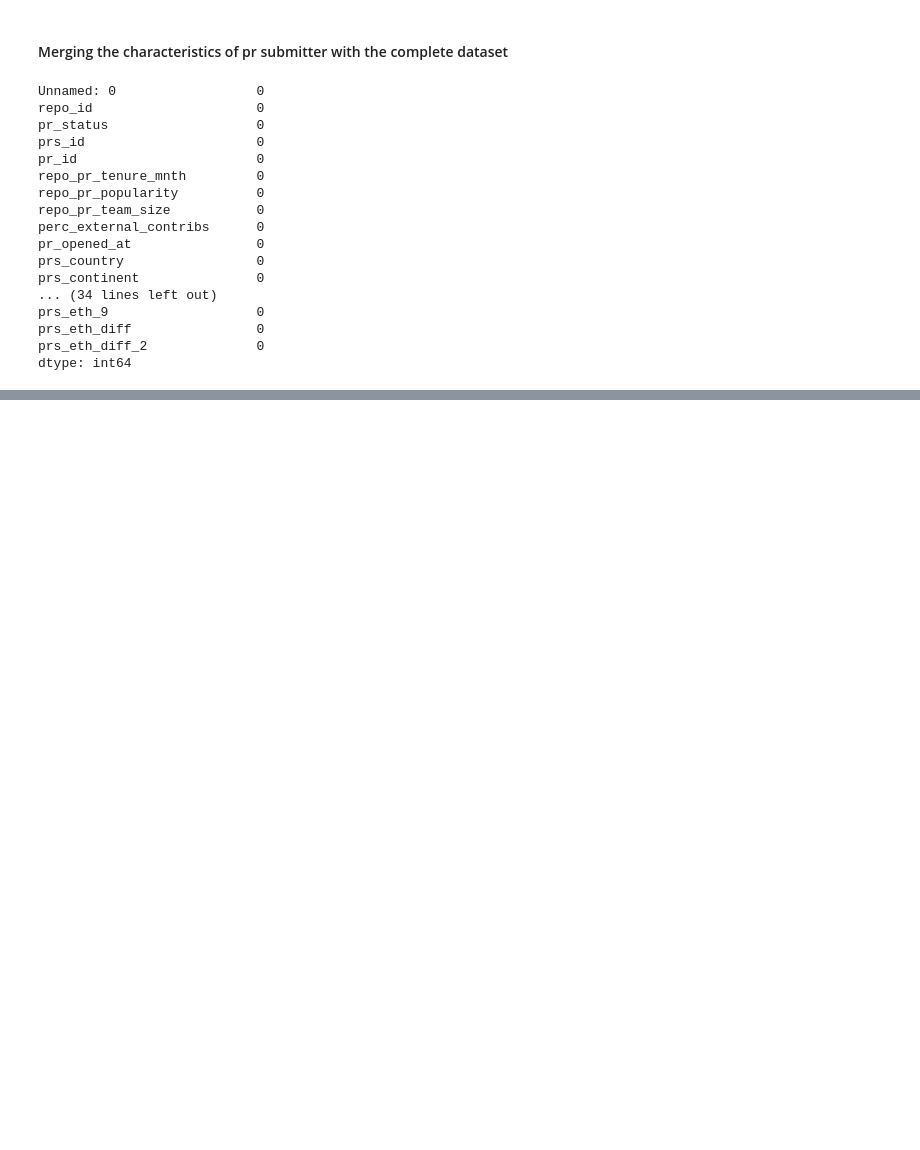
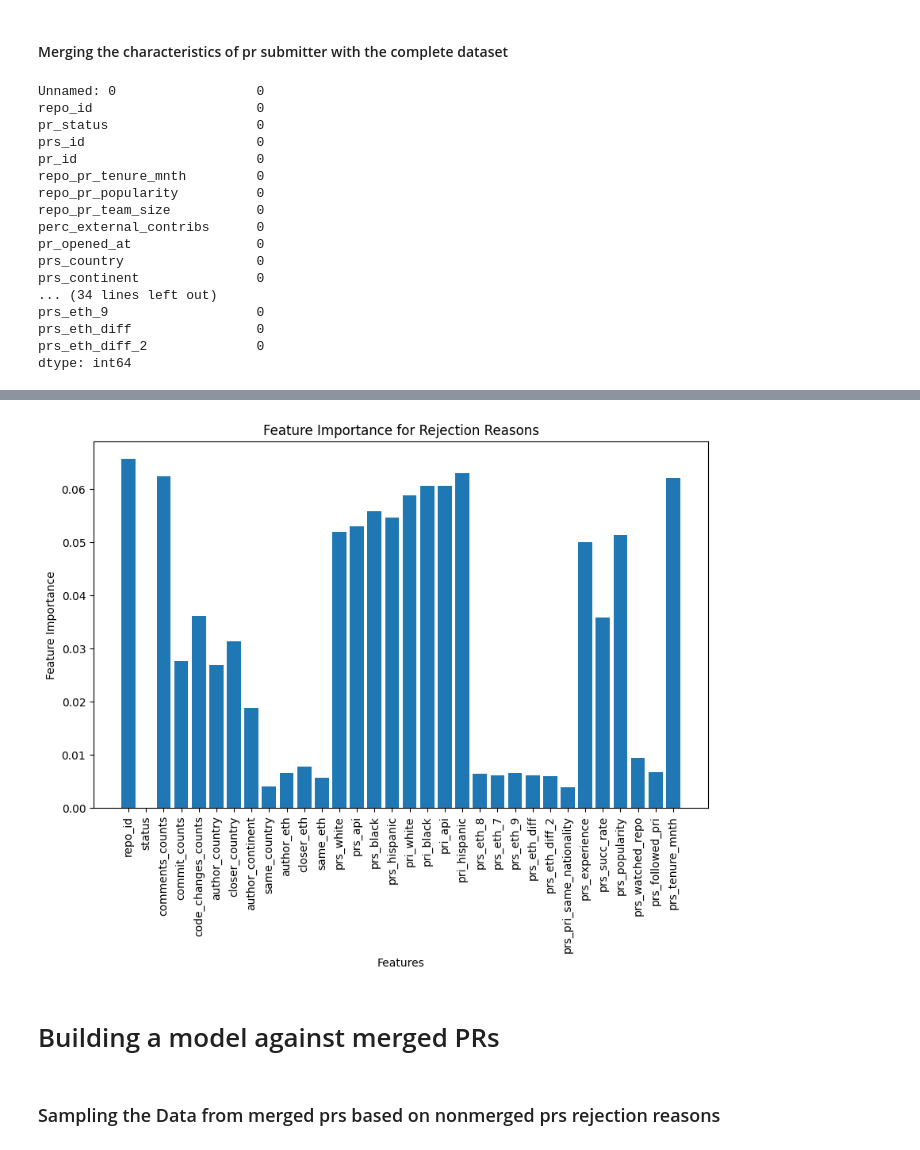
Before and after one commit to amirrshams/PR-comment-classifier, a Jupyter notebook: Ethnicity/comparing_model.ipynb, the cells around one changed output, grey strips where cells are left out. Saved outputs shown, nothing was run; the diff lists cells and outputs as text; code cells hidden in the pictures; blank space fills up the shorter version.

Commit message:
modified the code and made samples from merged prs

```diff
--- a/Ethnicity/comparing_model.ipynb
+++ b/Ethnicity/comparing_model.ipynb
@@ -69,0 +70,5 @@ df_comp.head()
+# %%
+# now we drop the values in each dataset that are not required
+df_nonmerged.drop(['Unnamed: 0', 'pr_id', 'pullreq_id', 'api_url', ' url', 'pr_url', 'pr_api_url', 'author_id', 'author_desc_body', 'closer_id', 'comments', 'created_at', 'closed_at'], axis=1, inplace=True)
+df_merged.drop(['Unnamed: 0', 'pr_id', 'pullreq_id', 'api_url', ' url', 'pr_url', 'pr_api_url', 'author_id', 'author_desc_body', 'closer_id', 'comments', 'created_at', 'closed_at'], axis=1, inplace=True)
+df_comp.drop(['Unnamed: 0', 'pr_id', 'pullreq_id', 'api_url', ' url', 'pr_url', 'pr_api_url', 'author_id', 'author_desc_body', 'closer_id', 'comments', 'created_at', 'closed_at'], axis=1, inplace=True)
@@ -69,0 +150,8 @@ df_comp.head()
+# %%
+X = df_nonmerged_encoded.drop(['manual_analysis'], axis=1)
+y = df_nonmerged_encoded['manual_analysis']
+
+X_train, X_test, y_train, y_test = train_test_split(X, y, test_size=0.2, random_state=42)
+# %%
+rf_classifier = RandomForestClassifier(random_state=42)
+rf_classifier.fit(X_train, y_train)
@@ -69,0 +180,16 @@ df_comp.head()
+# %%
+feature_importances = rf_classifier.feature_importances_
+# plotting a bar chart to visualize feature importances
+plt.figure(figsize=(10, 6))
+plt.bar(X.columns, feature_importances)
+plt.xlabel('Features')
+plt.ylabel('Feature Importance')
+plt.title('Feature Importance for Rejection Reasons')
+plt.xticks(rotation=90)
+plt.show()
+# %% [output]
+[figure, added]
+# %% [markdown]
+# Building a model against merged PRs
+# %% [markdown]
+### Sampling the Data from merged prs based on nonmerged prs rejection reasons
```
Also changed, not shown: parts of 16 cells of this notebook.
